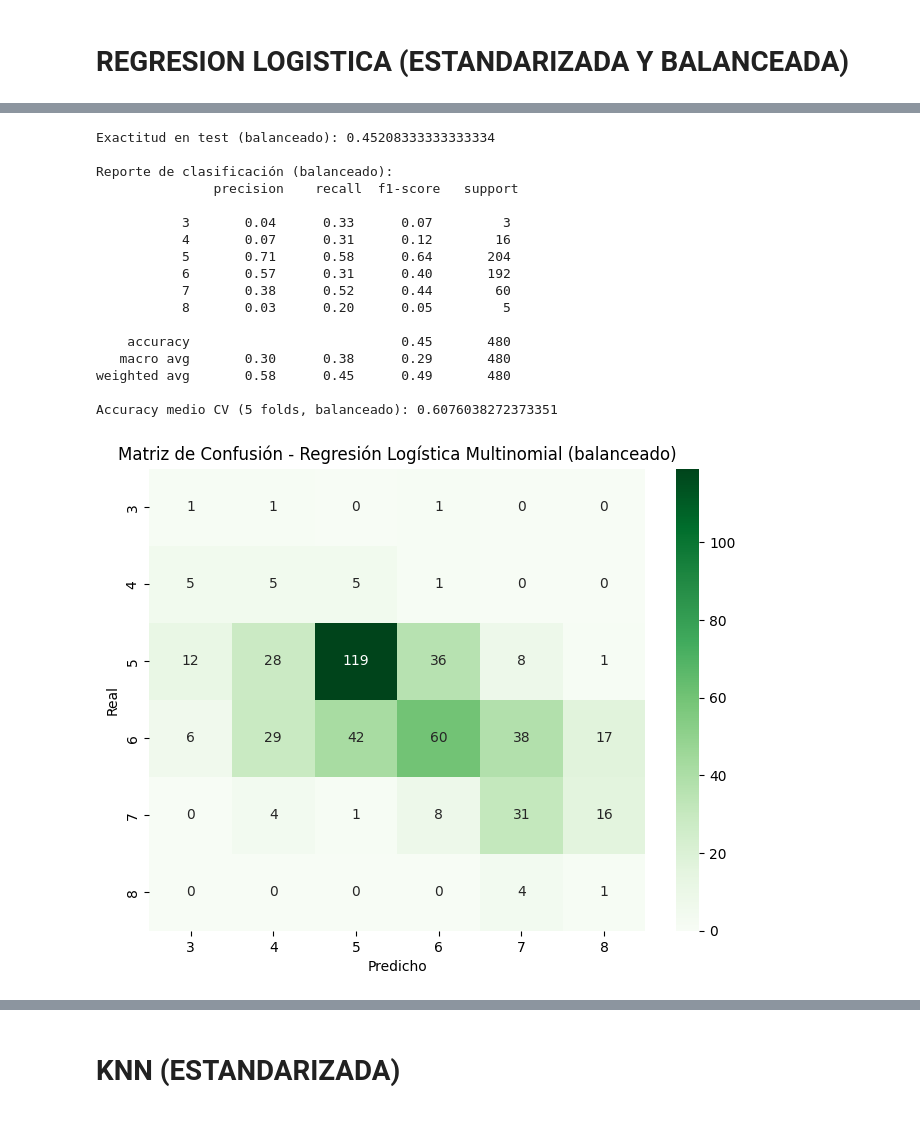
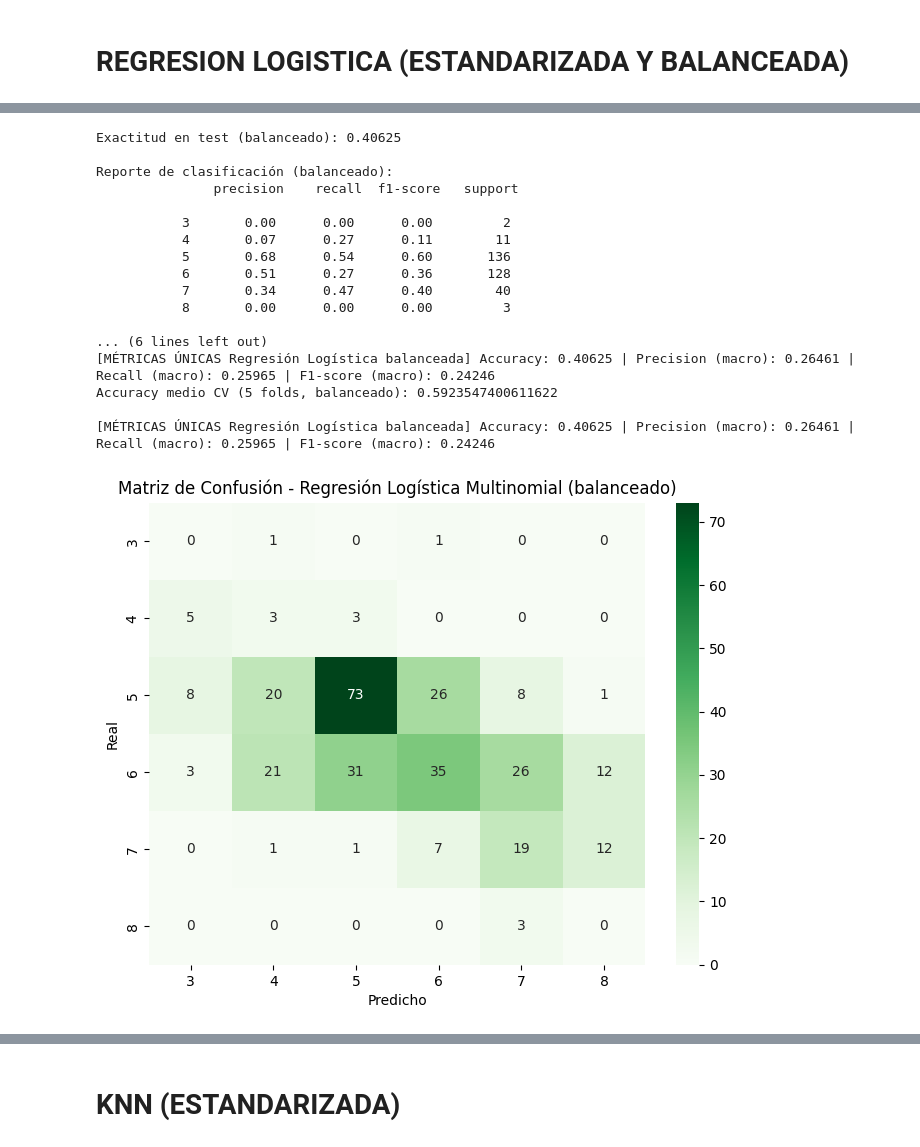
Before and after one commit to matycody/TP-1, a Jupyter notebook: A entregar/pareja2_exportado_completo.ipynb, the cells around one changed output, grey strips where cells are left out. Cells and saved outputs as stored; diff of their text form; code cells hidden in the pictures.

```diff
--- a/A entregar/pareja2_exportado_completo.ipynb
+++ b/A entregar/pareja2_exportado_completo.ipynb
@@ -19,9 +96,9 @@ df = pd.read_csv("winequality-red.csv", sep=";")
 X = df.drop("quality", axis=1)
 y = df["quality"]
 
-# --- 3) Train-test split (70-30)
+# --- 3) Train-test split (80-20)
 X_train, X_test, y_train, y_test = train_test_split(
-    X, y, test_size=0.3, random_state=42, stratify=y
+    X, y, test_size=0.2, random_state=42, stratify=y
 )
 
 # --- 4) Escalado (importante para regresión logística)
@@ -85,9 +191,15 @@ Accuracy medio CV (5 folds): 0.5810188087774295
 # %%
+"""
+NOTA IMPORTANTE:
+En este bloque, el conjunto de entrenamiento y prueba ya fue dividido previamente con test_size=0.2 (80% train, 20% test).
+El balanceo (RandomOverSampler) se aplica SOLO sobre el 80% de entrenamiento.
+El 20% de test queda intacto y se usa para evaluar el modelo.
+"""
 # Balanceo con RandomOverSampler (sobremuestreo)
 
 from imblearn.over_sampling import RandomOverSampler
 from sklearn.linear_model import LogisticRegression
-from sklearn.metrics import classification_report, confusion_matrix, accuracy_score
+from sklearn.metrics import classification_report, confusion_matrix, accuracy_score, precision_score, recall_score, f1_score, roc_auc_score
 from sklearn.model_selection import cross_val_score
 import numpy as np
 
@@ -102,42 +214,49 @@ X_train_bal, y_train_bal = ros.fit_resample(X_train_scaled, y_train)
 
 # Modelo
 log_reg_bal = LogisticRegression(multi_class="multinomial", solver="lbfgs", max_iter=1000, random_state=42)
 log_reg_bal.fit(X_train_bal, y_train_bal)
 
 y_pred_bal = log_reg_bal.predict(X_test_scaled)
 
 # Evaluación
 print("Exactitud en test (balanceado):", accuracy_score(y_test, y_pred_bal))
 print("\nReporte de clasificación (balanceado):\n", classification_report(y_test, y_pred_bal))
 
 # Validación cruzada (en todo X balanceado)
 scores_bal = cross_val_score(log_reg_bal, X_train_bal, y_train_bal, cv=5, scoring="accuracy")
 print("Accuracy medio CV (5 folds, balanceado):", scores_bal.mean())
 
+# --- MÉTRICAS ÚNICAS PARA INFORME ---
+accuracy = accuracy_score(y_test, y_pred_bal)
+precision = precision_score(y_test, y_pred_bal, average='macro')
+recall = recall_score(y_test, y_pred_bal, average='macro')
+f1 = f1_score(y_test, y_pred_bal, average='macro')
+print(f"\n[MÉTRICAS ÚNICAS Regresión Logística balanceada] Accuracy: {accuracy:.5f} | Precision (macro): {precision:.5f} | Recall (macro): {recall:.5f} | F1-score (macro): {f1:.5f}")
+
 # Matriz de confusión
 cm_bal = confusion_matrix(y_test, y_pred_bal)
 plt.figure(figsize=(8,6))
 sns.heatmap(cm_bal, annot=True, fmt="d", cmap="Greens", xticklabels=np.sort(np.unique(y)), yticklabels=np.sort(np.unique(y)))
 plt.xlabel("Predicho")
 plt.ylabel("Real")
 plt.title("Matriz de Confusión - Regresión Logística Multinomial (balanceado)")
 plt.show()
 # %% [output]
-Exactitud en test (balanceado): 0.45208333333333334
+Exactitud en test (balanceado): 0.40625
 
 Reporte de clasificación (balanceado):
                precision    recall  f1-score   support
 
-           3       0.04      0.33      0.07         3
-           4       0.07      0.31      0.12        16
-           5       0.71      0.58      0.64       204
-           6       0.57      0.31      0.40       192
-           7       0.38      0.52      0.44        60
-           8       0.03      0.20      0.05         5
+           3       0.00      0.00      0.00         2
+           4       0.07      0.27      0.11        11
+           5       0.68      0.54      0.60       136
+           6       0.51      0.27      0.36       128
+           7       0.34      0.47      0.40        40
+           8       0.00      0.00      0.00         3
 
-    accuracy                           0.45       480
-   macro avg       0.30      0.38      0.29       480
-weighted avg       0.58      0.45      0.49       480
+... (6 lines left out)
+[MÉTRICAS ÚNICAS Regresión Logística balanceada] Accuracy: 0.40625 | Precision (macro): 0.26461 | Recall (macro): 0.25965 | F1-score (macro): 0.24246
+Accuracy medio CV (5 folds, balanceado): 0.5923547400611622
 
-Accuracy medio CV (5 folds, balanceado): 0.6076038272373351
+[MÉTRICAS ÚNICAS Regresión Logística balanceada] Accuracy: 0.40625 | Precision (macro): 0.26461 | Recall (macro): 0.25965 | F1-score (macro): 0.24246
-[figure, old version]
+[figure, new version]
```
Also changed, not shown: parts of 23 cells of this notebook, 9 other files.
